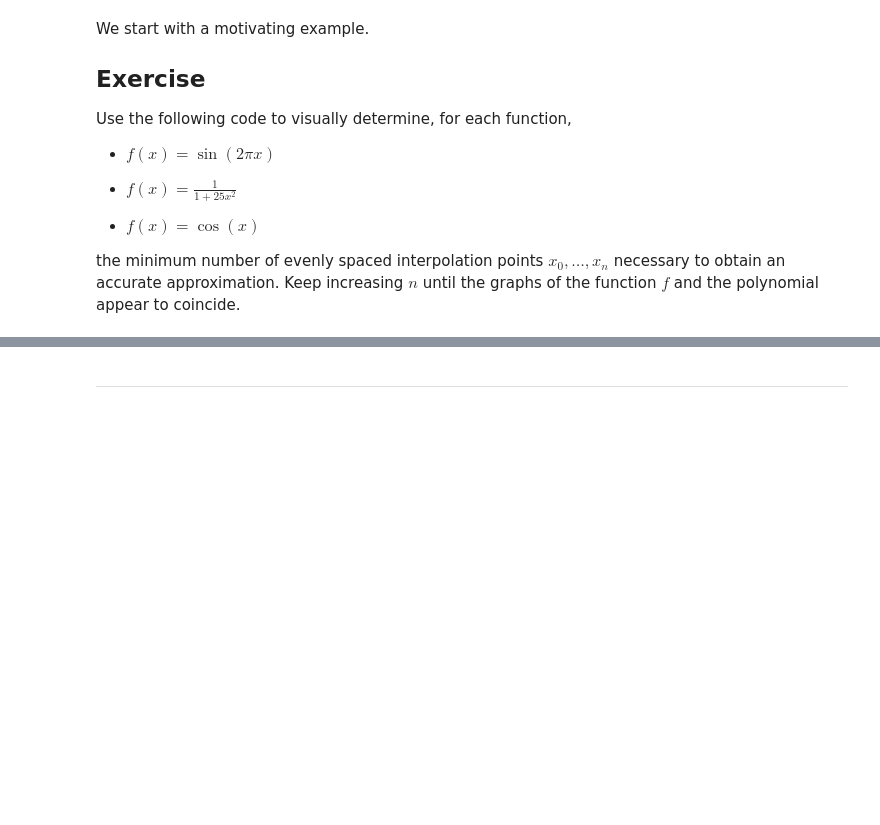
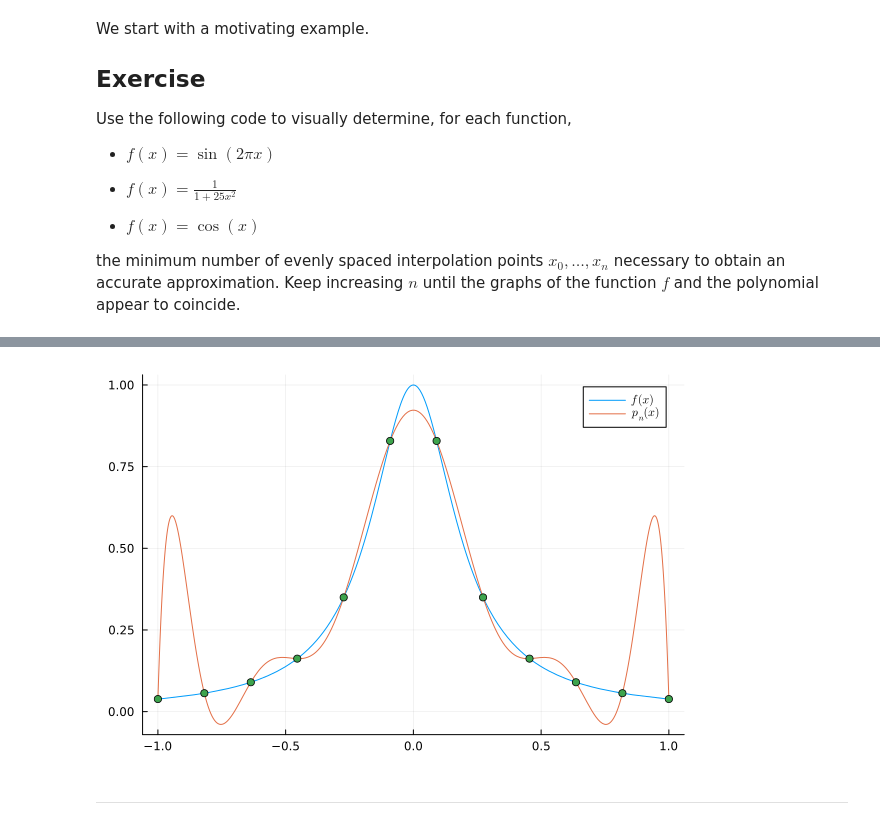
Before and after one commit to math435/20252-lecture-notes, a Jupyter notebook: chapter10/Section 10.6 - Chebyshev interpolation.ipynb, the cells around one changed output, grey strips where cells are left out. Saved outputs shown, nothing was run; the diff lists cells and outputs as text; code cells hidden in the pictures; blank space fills up the shorter version.

```diff
--- a/chapter10/Section 10.6 - Chebyshev interpolation.ipynb
+++ b/chapter10/Section 10.6 - Chebyshev interpolation.ipynb
@@ -95,5 +105,7 @@ myplot(x -> sin(2π*x), 2)
 # %%
-myplot(x -> 1/(1 + 25x^2), 2)
+myplot(x -> 1/(1 + 25x^2), 11)
+# %% [output]
+[figure, added]
 # %% [markdown]
 ---
 # %% [markdown]
```
Also changed, not shown: parts of 9 cells of this notebook, 1 other file.
